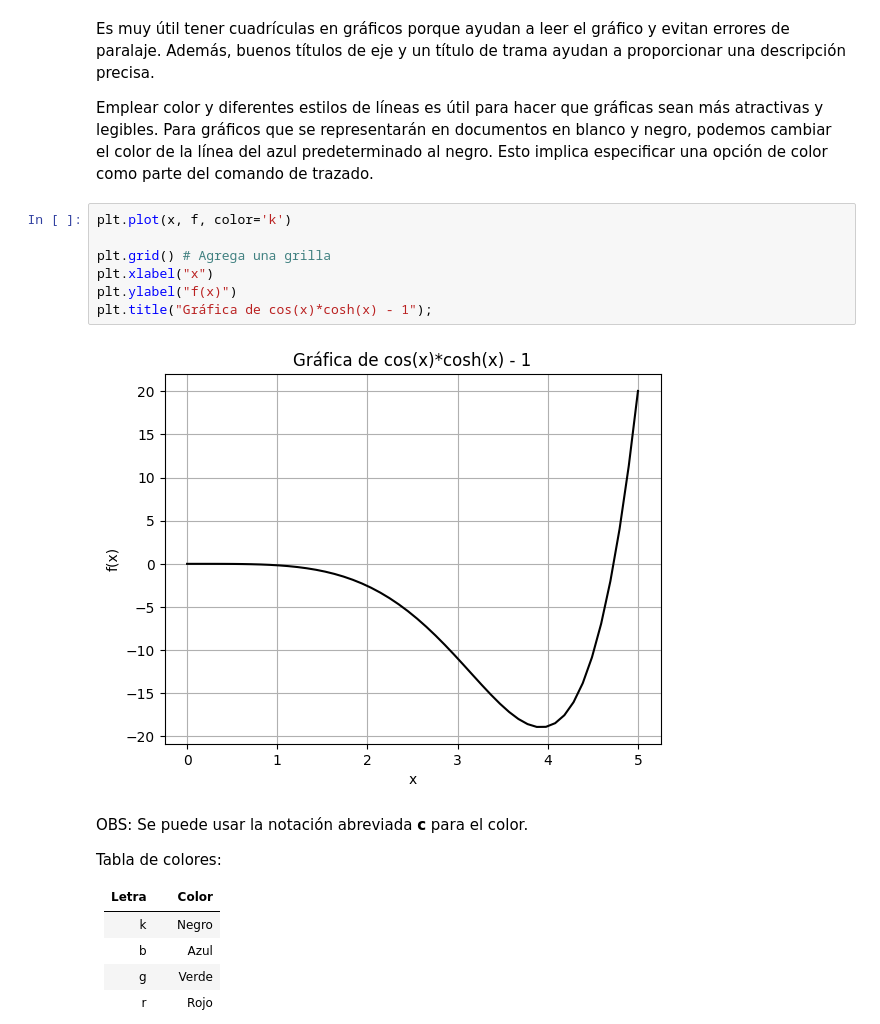
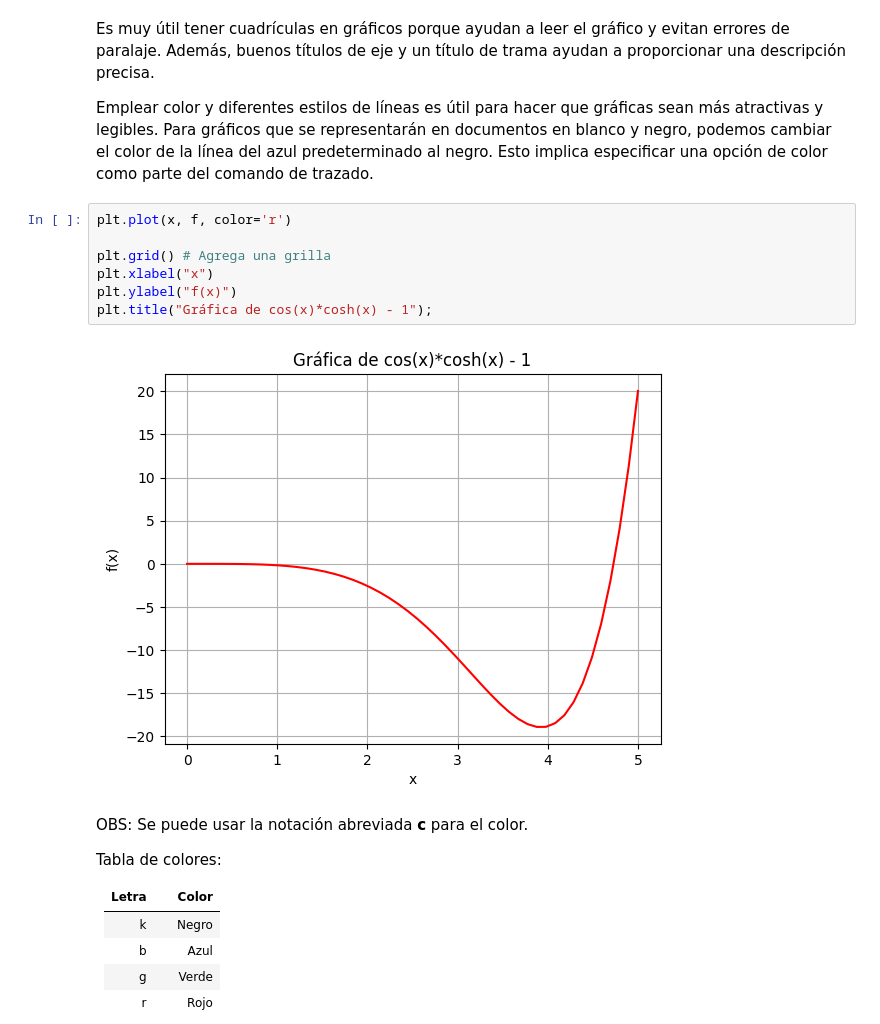
Before and after one commit to facundolucianna/Apre_Aut_CEIoT, a Jupyter notebook: clase3/jupyter_notebooks/9 - Usando Matplotlib.ipynb, the cells around one changed output. Cells and saved outputs as stored; diff of their text form.

```diff
--- a/clase3/jupyter_notebooks/9 - Usando Matplotlib.ipynb
+++ b/clase3/jupyter_notebooks/9 - Usando Matplotlib.ipynb
@@ -77,14 +77,14 @@ Es muy útil tener cuadrículas en gráficos porque ayudan a leer el gráfico y
 
 Emplear color y diferentes estilos de líneas es útil para hacer que gráficas sean más atractivas y legibles. Para gráficos que se representarán en documentos en blanco y negro, podemos cambiar el color de la línea del azul predeterminado al negro. Esto implica especificar una opción de color como parte del comando de trazado.
 # %%
-plt.plot(x, f, color='k')
+plt.plot(x, f, color='r')
 
 plt.grid() # Agrega una grilla
 plt.xlabel("x")
 plt.ylabel("f(x)")
 plt.title("Gráfica de cos(x)*cosh(x) - 1");
 # %% [output]
-[figure, old version]
+[figure, new version]
 # %% [markdown]
 OBS: Se puede usar la notación abreviada **c** para el color.
 
```
Also changed, not shown: 13 other files.
